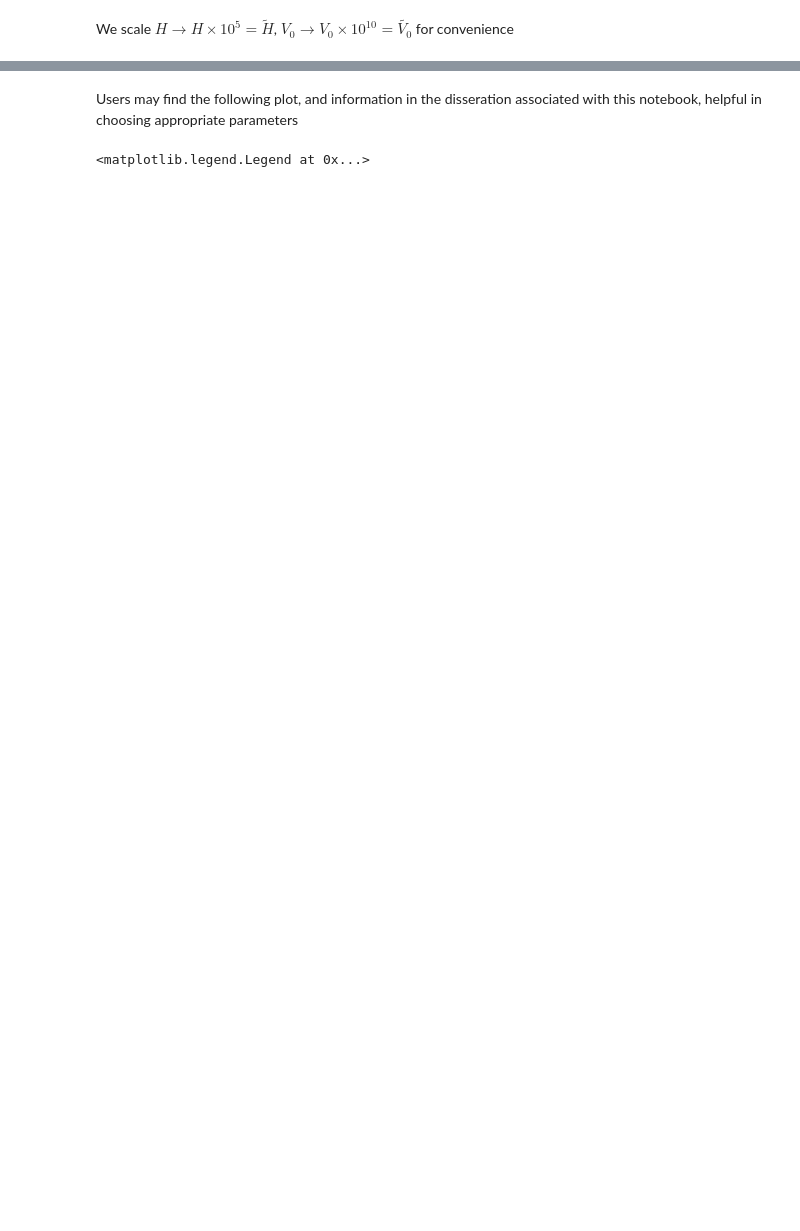
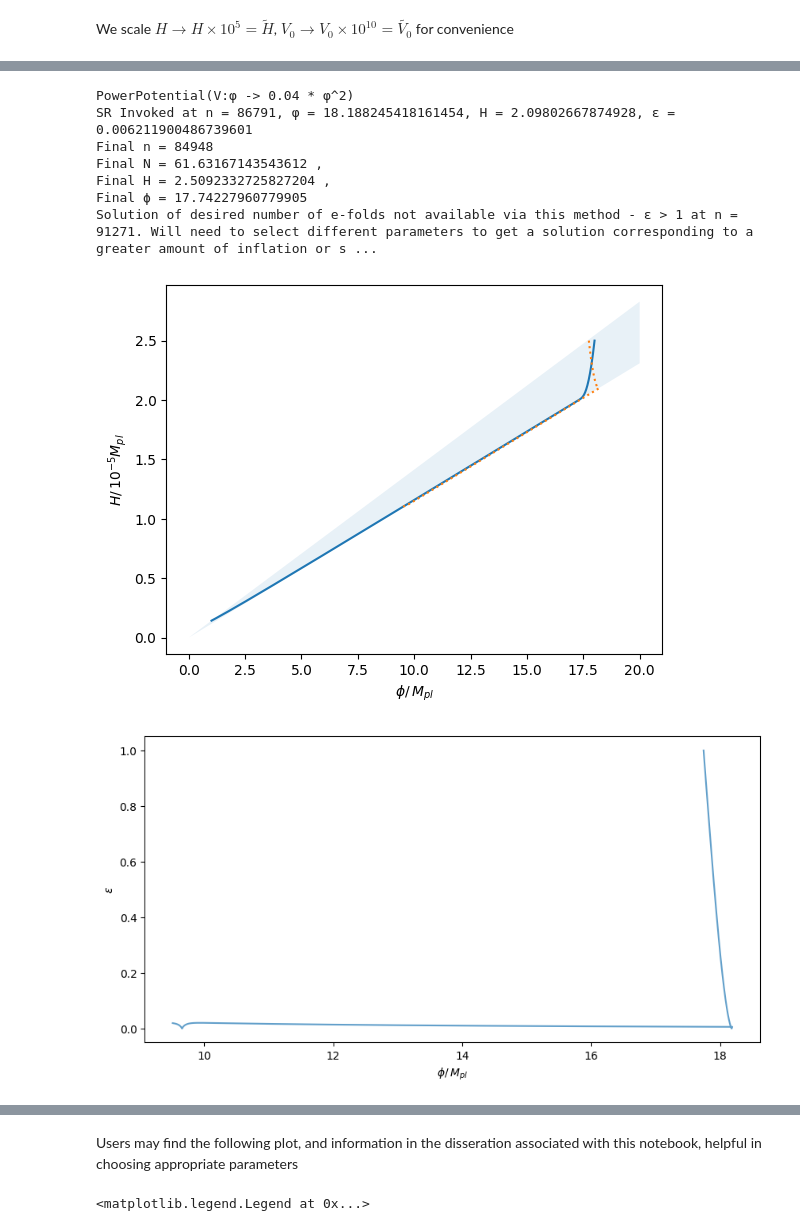
Before and after one commit to jacb1729/DynamicsofCosmoinflation2021, a Jupyter notebook: Numerical HJ examples.ipynb, the cells around one changed output, grey strips where cells are left out. Drawn from its saved outputs; the diff is of its cells as text; code cells hidden in the pictures; blank space fills up the shorter version.

```diff
--- a/Numerical HJ examples.ipynb
+++ b/Numerical HJ examples.ipynb
@@ -263,0 +19,58 @@ Solution of desired number of e-folds not available via this method - ε > 1 at
+# %%
+mchoice = 2
+V0choice = 0.04
+
+# Add the new time-forward method
+V = potentials.PowerPotential(m=mchoice, V0=V0choice)
+print(V)
+phi_f, H_f, _ = integrate.get_trajectory_decreasing_phi(V, phi_0=18, H_0=2.5, track_N_time=False)
+py.plot(phi_f, H_f, label='New Method')
+py.xlabel('$\phi/\, M_{pl}$')
+py.ylabel('$H/\, 10^{-5} M_{pl}$')
+
+# Add the new time-backward method
+δ = 0.004
+n = len(phi_f)//2
+# # The forward to backward integration offset means a starting point delta is needed
+phi_b, H_b, N, ε, n_sgn = integrate.get_trajectory_increasing_phi(V, phi_0=phi_f[n]+δ, H_0=H_f[n], sr_epsilon_limit=0.0005)
+py.plot(phi_b, H_b, linestyle='dotted', label='New Backward Method')
+
+# Plot the epsilon feasible region
+philine = np.linspace(0, 20, 101)
+py.fill_between(philine, [np.sqrt((1/3)*V(p)) for p in philine], [np.sqrt(0.5*V(p)) for p in philine], alpha = 0.1)
+
+# Plot the epsilon trajectory against phi
+fig_eps = py.figure(figsize = (10, 5))
+py.plot(phi_b, ε, alpha=0.7)
+py.xlabel('$\phi/\, M_{pl}$')
+py.ylabel('$\epsilon$')
+
+
+#Next, we convert the solution generated above to the phi - phidot plane. See dissertation 5.6 for details
+figalt = py.figure(figsize = (10, 5))
+
+phidot = [-2*integrate.grad_calc(H_b[i], phi_b[i], V) if i<n_sgn else 2*integrate.grad_calc(H_b[i], phi_b[i], V) for i in range(len(phi_b))]
+py.plot(phi_b, phidot)
+py.xlabel('$\phi/\, M_{pl}$')
+py.ylabel('$\dot{\phi}/\,10^{-5} M_{pl}$')
+
+
+
+print("Final n =", n, end = '\n')
+print("Final N =", N[-1], ',')
+print('Final H =', H_b[-1], ',')
+print('Final ϕ =', phi_b[-1], end = '\n')
+for i, el in enumerate(ε):
+    if el > 1 and i > 0:
+        print(f"Solution of desired number of e-folds not available via this method - ε > 1 at n = {i}. Will need to select different parameters to get a solution corresponding to a greater amount of inflation or select `epsilonstop = False'")
+        break
+# %% [output]
+PowerPotential(V:φ -> 0.04 * φ^2)
+SR Invoked at n = 86791, φ = 18.188245418161454, H = 2.09802667874928, ε = 0.006211900486739601
+Final n = 84948
+Final N = 61.63167143543612 ,
+Final H = 2.5092332725827204 ,
+Final ϕ = 17.74227960779905
+Solution of desired number of e-folds not available via this method - ε > 1 at n = 91271. Will need to select different parameters to get a solution corresponding to a greater amount of inflation or s ...
+[figure, added]
+[figure, added]
```
Also changed, not shown: parts of 13 cells of this notebook, 3 other files.
